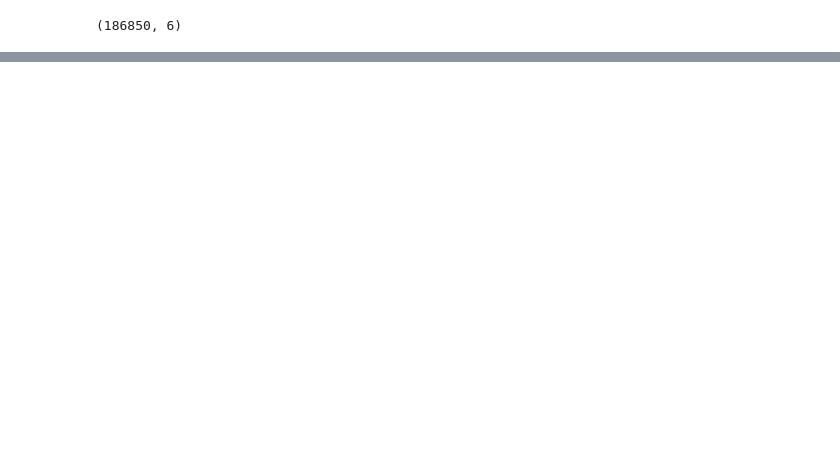
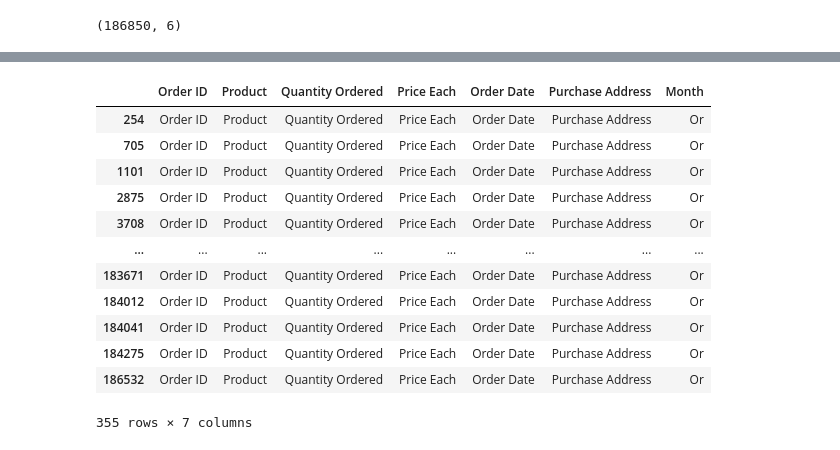
Before and after one commit to dbhinton/sales-analysis, a Jupyter notebook: sales-analysis.ipynb, the cells around one changed output, grey strips where cells are left out. Drawn from its saved outputs; the diff is of its cells as text; code cells hidden in the pictures; blank space fills up the shorter version.

```diff
--- a/sales-analysis.ipynb
+++ b/sales-analysis.ipynb
@@ -24,0 +28,2 @@ all_months_data.to_csv('all_data.csv', index = False)
+# %%
+all_data = pd.read_csv('all_data.csv')
@@ -24,0 +34,2 @@ all_months_data.to_csv('all_data.csv', index = False)
+# %%
+all_data['Month'] = all_data['Order Date'].str[0:2]
@@ -24,0 +45,2 @@ all_months_data.to_csv('all_data.csv', index = False)
+# %%
+all_data['Month'] = all_data['Month'].astype('int32')
@@ -24,0 +74,16 @@ all_months_data.to_csv('all_data.csv', index = False)
+# %%
+all_data[all_data['Month'] == 'Or']
+# %% [output]
+|  | Order ID | Product | Quantity Ordered | Price Each | Order Date | Purchase Address | Month |
+| 254 | Order ID | Product | Quantity Ordered | Price Each | Order Date | Purchase Address | Or |
+| 705 | Order ID | Product | Quantity Ordered | Price Each | Order Date | Purchase Address | Or |
+| 1101 | Order ID | Product | Quantity Ordered | Price Each | Order Date | Purchase Address | Or |
+| 2875 | Order ID | Product | Quantity Ordered | Price Each | Order Date | Purchase Address | Or |
+| 3708 | Order ID | Product | Quantity Ordered | Price Each | Order Date | Purchase Address | Or |
+| ... | ... | ... | ... | ... | ... | ... | ... |
+| 183671 | Order ID | Product | Quantity Ordered | Price Each | Order Date | Purchase Address | Or |
+| 184012 | Order ID | Product | Quantity Ordered | Price Each | Order Date | Purchase Address | Or |
+| 184041 | Order ID | Product | Quantity Ordered | Price Each | Order Date | Purchase Address | Or |
+| 184275 | Order ID | Product | Quantity Ordered | Price Each | Order Date | Purchase Address | Or |
+| 186532 | Order ID | Product | Quantity Ordered | Price Each | Order Date | Purchase Address | Or |
+355 rows × 7 columns
```
Also changed, not shown: parts of 19 cells of this notebook.
